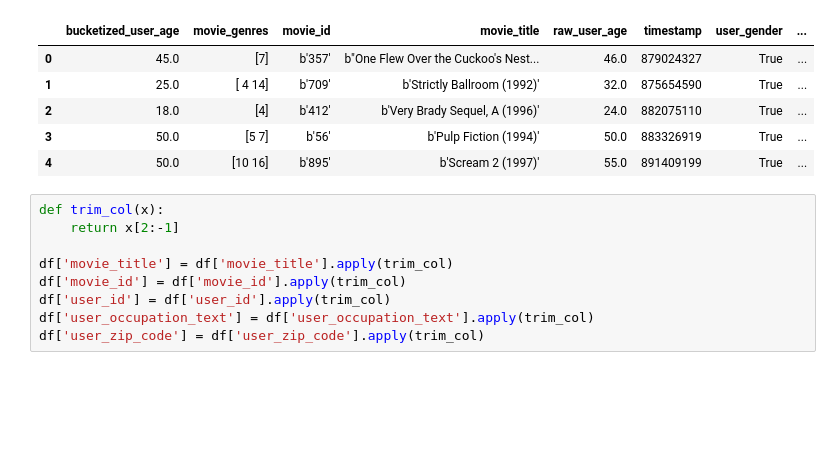
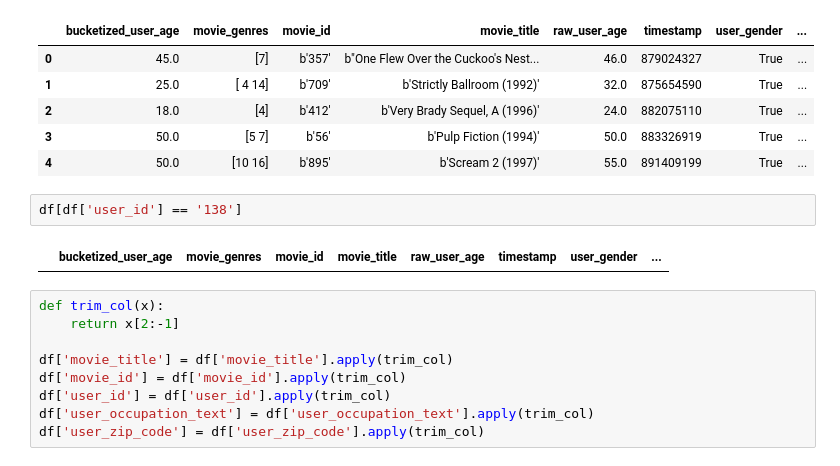
Before and after one commit to AmineMrabet12/Multi-Tower-Model, a Jupyter notebook: notebooks/explore_data.ipynb, the cells around one changed output. Cells and saved outputs as stored; diff of their text form; blank space fills up the shorter version.

```diff
--- a/notebooks/explore_data.ipynb
+++ b/notebooks/explore_data.ipynb
@@ -11,6 +11,10 @@ df.head()
 | 2 | 18.0 | [4] | b'412' | b'Very Brady Sequel, A (1996)' | 24.0 | 882075110 | True | ... |
 | 3 | 50.0 | [5 7] | b'56' | b'Pulp Fiction (1994)' | 50.0 | 883326919 | True | ... |
 | 4 | 50.0 | [10 16] | b'895' | b'Scream 2 (1997)' | 55.0 | 891409199 | True | ... |
+# %%
+df[df['user_id'] == '138']
+# %% [output]
+|  | bucketized_user_age | movie_genres | movie_id | movie_title | raw_user_age | timestamp | user_gender | ... |
 # %%
 def trim_col(x):
     return x[2:-1]
```
Also changed, not shown: parts of 5 cells of this notebook, 1 other file.
